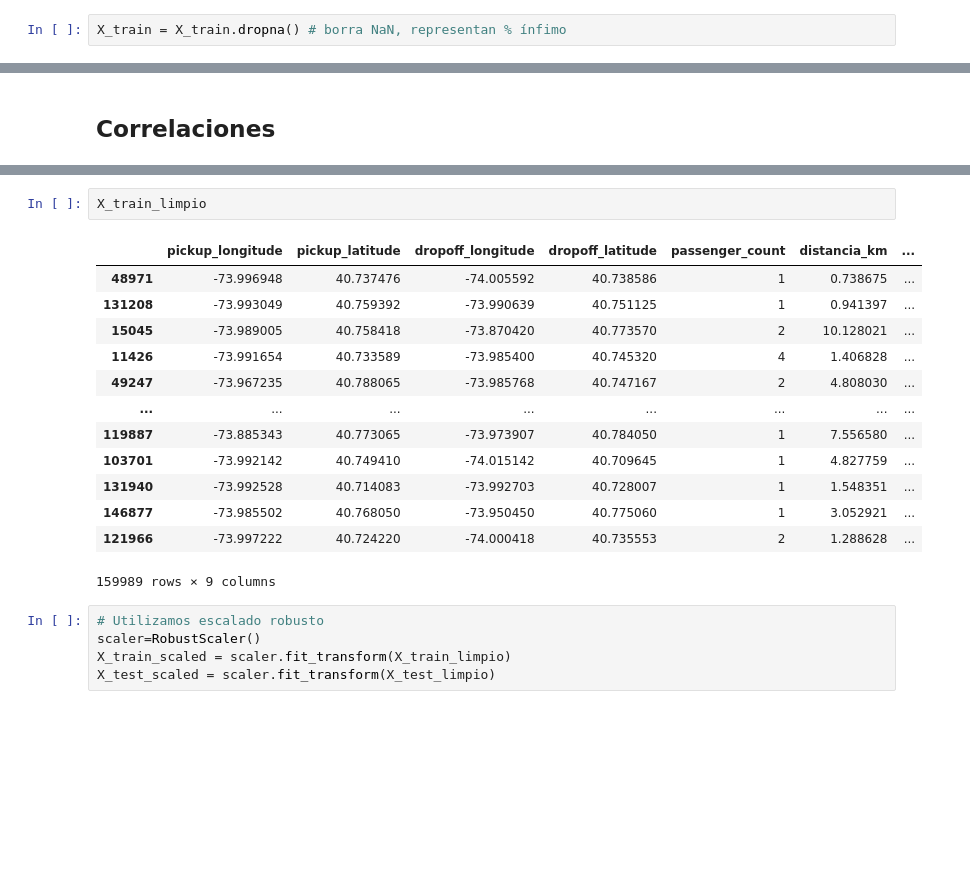
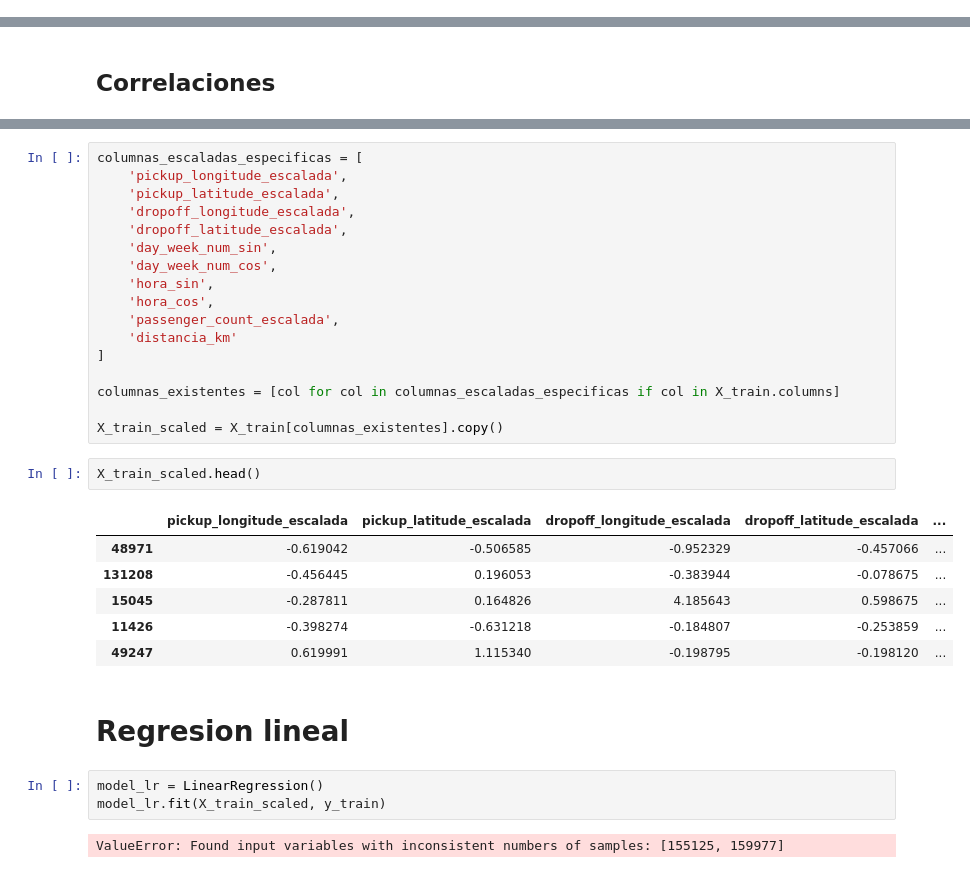
Before and after one commit to FefeTroanes/AA1-TUIA-2025C2-Molina-Romano-Troanes, a Jupyter notebook: TP-Regresion-AA1-2025C1.ipynb, the cells around one changed output, grey strips where cells are left out. Cells and saved outputs as stored; diff of their text form; blank space fills up the shorter version.

```diff
--- a/TP-Regresion-AA1-2025C1.ipynb
+++ b/TP-Regresion-AA1-2025C1.ipynb
@@ -173,3 +224 @@ distancia_km         1
 dtype: int64
-# %%
-X_train = X_train.dropna() # borra NaN, representan % ínfimo
@@ -613,21 +775,33 @@ Name: period_of_the_day, dtype: int64
-# %%
-X_train_limpio
-# %% [output]
-|  | pickup_longitude | pickup_latitude | dropoff_longitude | dropoff_latitude | passenger_count | distancia_km | ... |
-| 48971 | -73.996948 | 40.737476 | -74.005592 | 40.738586 | 1 | 0.738675 | ... |
-| 131208 | -73.993049 | 40.759392 | -73.990639 | 40.751125 | 1 | 0.941397 | ... |
-| 15045 | -73.989005 | 40.758418 | -73.870420 | 40.773570 | 2 | 10.128021 | ... |
-| 11426 | -73.991654 | 40.733589 | -73.985400 | 40.745320 | 4 | 1.406828 | ... |
-| 49247 | -73.967235 | 40.788065 | -73.985768 | 40.747167 | 2 | 4.808030 | ... |
-| ... | ... | ... | ... | ... | ... | ... | ... |
-| 119887 | -73.885343 | 40.773065 | -73.973907 | 40.784050 | 1 | 7.556580 | ... |
-| 103701 | -73.992142 | 40.749410 | -74.015142 | 40.709645 | 1 | 4.827759 | ... |
-| 131940 | -73.992528 | 40.714083 | -73.992703 | 40.728007 | 1 | 1.548351 | ... |
-| 146877 | -73.985502 | 40.768050 | -73.950450 | 40.775060 | 1 | 3.052921 | ... |
-| 121966 | -73.997222 | 40.724220 | -74.000418 | 40.735553 | 2 | 1.288628 | ... |
-159989 rows × 9 columns
-# %%
-# Utilizamos escalado robusto
-scaler=RobustScaler()
-X_train_scaled = scaler.fit_transform(X_train_limpio)
-X_test_scaled = scaler.fit_transform(X_test_limpio)
+# %%
+columnas_escaladas_especificas = [
+    'pickup_longitude_escalada',
+    'pickup_latitude_escalada',
+    'dropoff_longitude_escalada',
+    'dropoff_latitude_escalada',
+    'day_week_num_sin',
+    'day_week_num_cos',
+    'hora_sin',
+    'hora_cos',
+    'passenger_count_escalada',
+    'distancia_km'
+]
+
+columnas_existentes = [col for col in columnas_escaladas_especificas if col in X_train.columns]
+
+X_train_scaled = X_train[columnas_existentes].copy()
+# %%
+X_train_scaled.head()
+# %% [output]
+|  | pickup_longitude_escalada | pickup_latitude_escalada | dropoff_longitude_escalada | dropoff_latitude_escalada | ... |
+| 48971 | -0.619042 | -0.506585 | -0.952329 | -0.457066 | ... |
+| 131208 | -0.456445 | 0.196053 | -0.383944 | -0.078675 | ... |
+| 15045 | -0.287811 | 0.164826 | 4.185643 | 0.598675 | ... |
+| 11426 | -0.398274 | -0.631218 | -0.184807 | -0.253859 | ... |
+| 49247 | 0.619991 | 1.115340 | -0.198795 | -0.198120 | ... |
+# %% [markdown]
+# Regresion lineal
+# %%
+model_lr = LinearRegression()
+model_lr.fit(X_train_scaled, y_train)
+# %% [output]
+ValueError: Found input variables with inconsistent numbers of samples: [155125, 159977]
```
Also changed, not shown: parts of 37 cells of this notebook.
